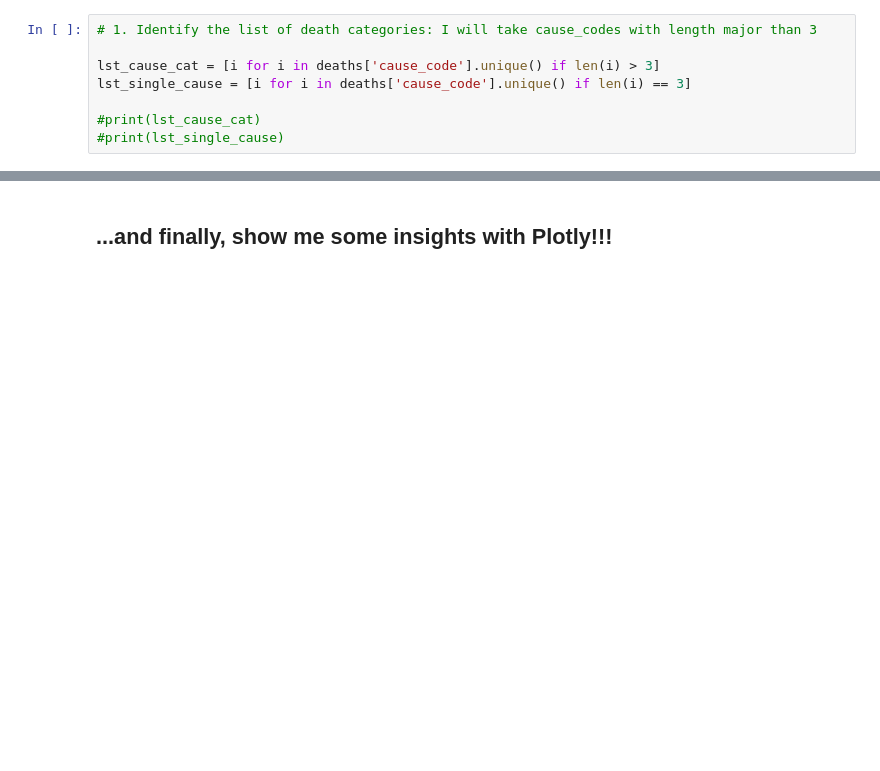
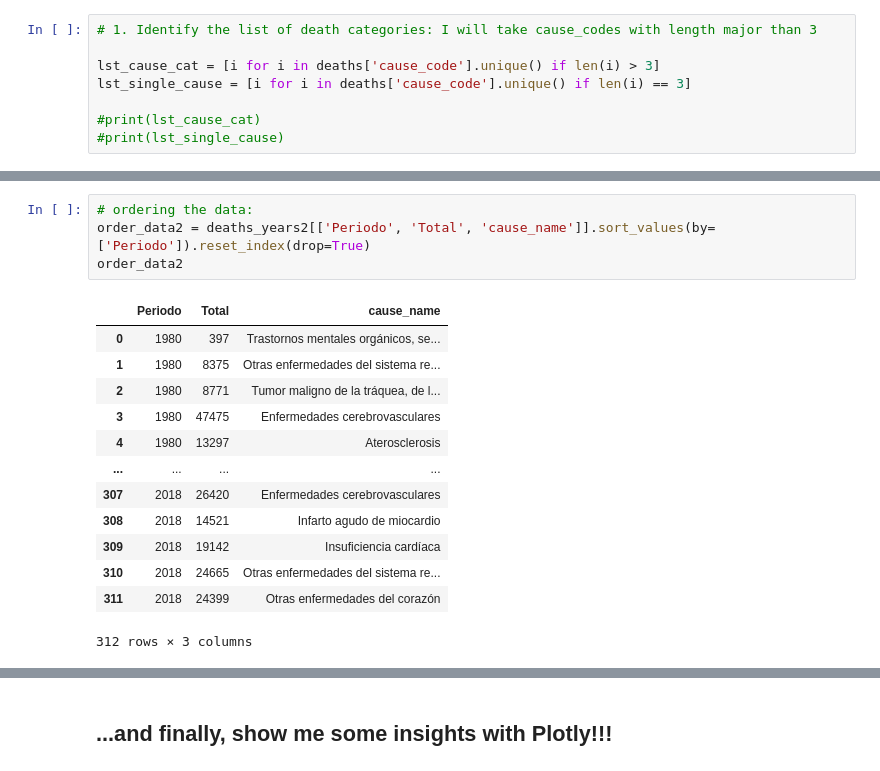
Before and after one commit to Kristinawk/deadly_viz_challenge, a Jupyter notebook: notebooks/deadly_viz_challenge.ipynb, the cells around one changed output, grey strips where cells are left out. Cells and saved outputs as stored; diff of their text form; blank space fills up the shorter version.

```diff
--- a/notebooks/deadly_viz_challenge.ipynb
+++ b/notebooks/deadly_viz_challenge.ipynb
@@ -306,0 +440,18 @@ deaths_years.iplot(kind='line',
+# %%
+# ordering the data:
+order_data2 = deaths_years2[['Periodo', 'Total', 'cause_name']].sort_values(by=['Periodo']).reset_index(drop=True)
+order_data2
+# %% [output]
+|  | Periodo | Total | cause_name |
+| 0 | 1980 | 397 | Trastornos mentales orgánicos, se... |
+| 1 | 1980 | 8375 | Otras enfermedades del sistema re... |
+| 2 | 1980 | 8771 | Tumor maligno de la tráquea, de l... |
+| 3 | 1980 | 47475 | Enfermedades cerebrovasculares |
+| 4 | 1980 | 13297 | Aterosclerosis |
+| ... | ... | ... | ... |
+| 307 | 2018 | 26420 | Enfermedades cerebrovasculares |
+| 308 | 2018 | 14521 | Infarto agudo de miocardio |
+| 309 | 2018 | 19142 | Insuficiencia cardíaca |
+| 310 | 2018 | 24665 | Otras enfermedades del sistema re... |
+| 311 | 2018 | 24399 | Otras enfermedades del corazón |
+312 rows × 3 columns
```
Also changed, not shown: parts of 19 cells of this notebook.
